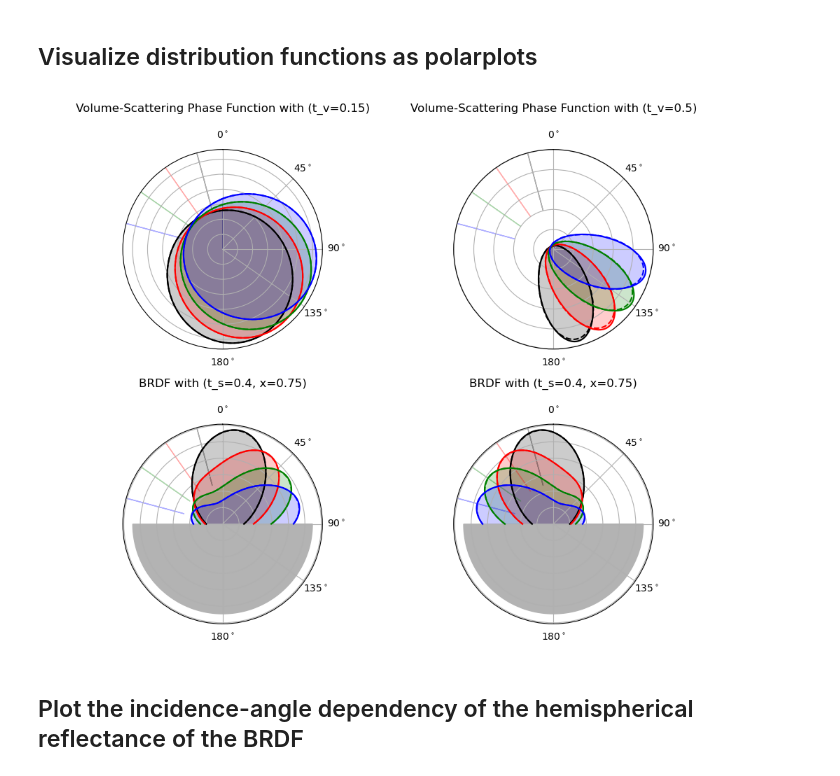
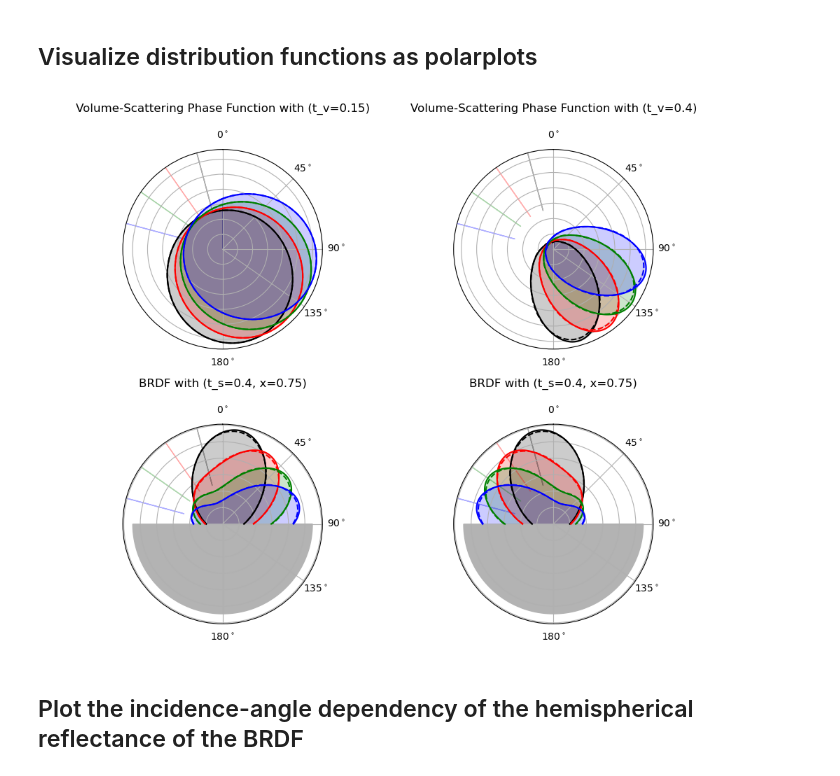
Before and after one commit to TUW-GEO/rt1_model, a Jupyter notebook: docs/examples/analyzemodel.ipynb, the cells around one changed output. Drawn from its saved outputs; the diff is of its cells as text; code cells hidden in the pictures.

```diff
--- a/docs/examples/analyzemodel.ipynb
+++ b/docs/examples/analyzemodel.ipynb
@@ -13,13 +13,13 @@ set_loglevel("debug")
 ## Define the used volume- and surface-scattering phase function
 # %%
 # Parameterized HenyeyGreenstein function used as volume-scattering phase function
-V = volume.HenyeyGreenstein(t="t_v", ncoefs=8)
+V = volume.HenyeyGreenstein(t="t_v", ncoefs=6)
 
 # Parameterized linear-combination of BRDFs used as surface-scattering phase function
 SRF = surface.LinComb(
     [
-      ("x", surface.HG_nadirnorm(t="t_s", ncoefs=8, a=[1, 1, 1])),
-      ("1 - x", surface.HG_nadirnorm(t="-t_s", ncoefs=8, a=[-1, 1, 1]))
+      ("x", surface.HG_nadirnorm(t="t_s", ncoefs=6, a=[1, 1, 1])),
+      ("1 - x", surface.HG_nadirnorm(t="-t_s", ncoefs=6, a=[-1, 1, 1]))
     ]
     )
 # %% [markdown]
@@ -27,14 +27,14 @@ SRF = surface.LinComb(
 # %%
 # visualize V and SRF as polarplots
 f, axes = plt.subplots(2, 2, figsize=(10, 8), subplot_kw=dict(projection='polar'))
-for ax, t_v in zip(axes[0], [0.15, 0.5]):
+for ax, t_v in zip(axes[0], [0.15, 0.4]):
     V.polarplot(param_dict=dict(t_v=t_v), ax=ax, legend=False, label=f"Volume-Scattering Phase Function with (t_v={t_v})")
 for ax, x, t_s in zip(axes[1], [0.75, 0.25], [0.4, 0.4]):
     SRF.polarplot(param_dict=dict(x=x, t_s=t_s), legend=False, groundcolor=".7", ax=ax, label=f"BRDF with (t_s={t_s}, x=0.75)")
 f.tight_layout()
 plt.show()
 # %% [output]
-[figure, old version]
+[figure, new version]
 # %% [markdown]
 ## Plot the incidence-angle dependency of the hemispherical reflectance of the BRDF
 # %%
```
Also changed, not shown: parts of 2 cells of this notebook, 2 other files.
